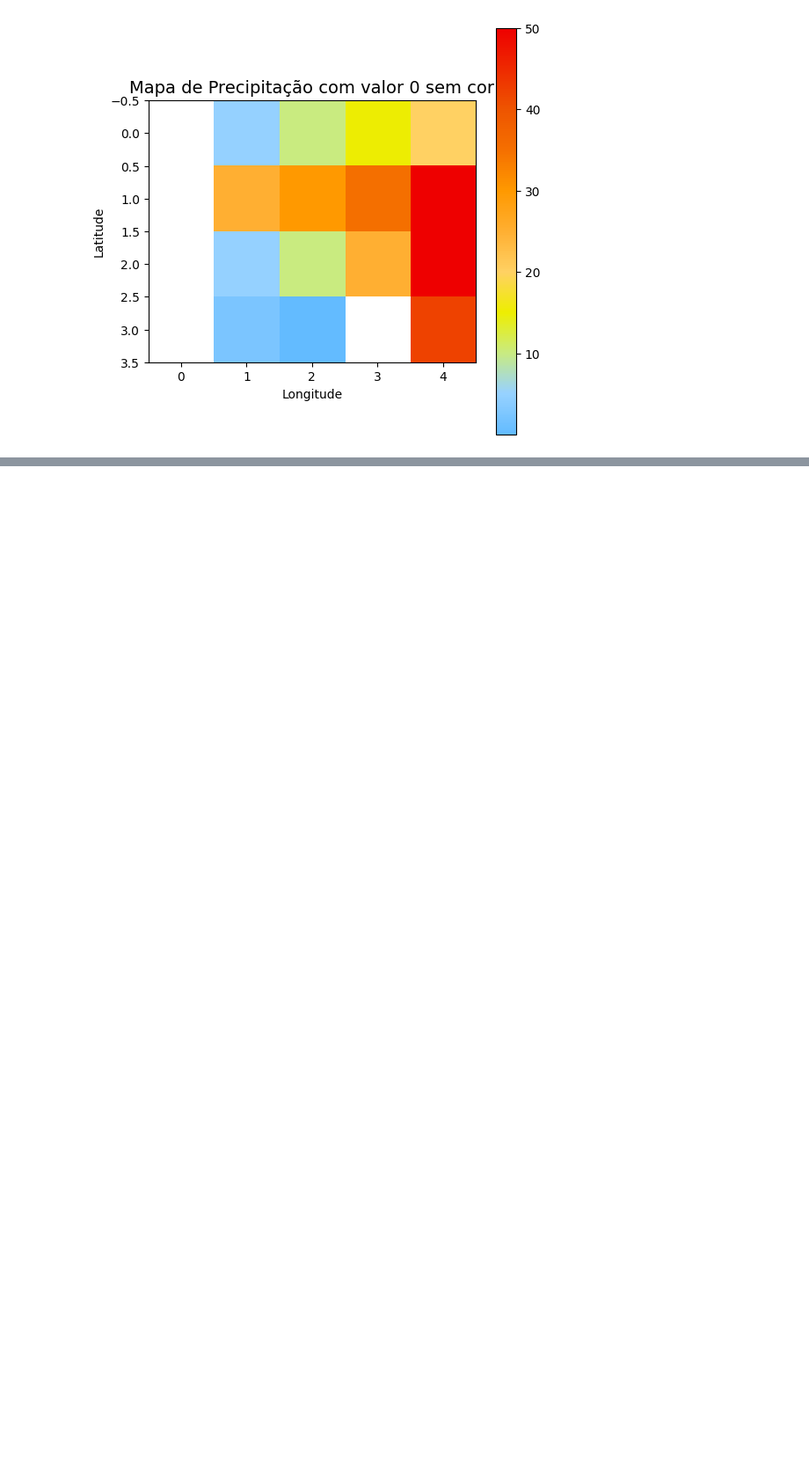
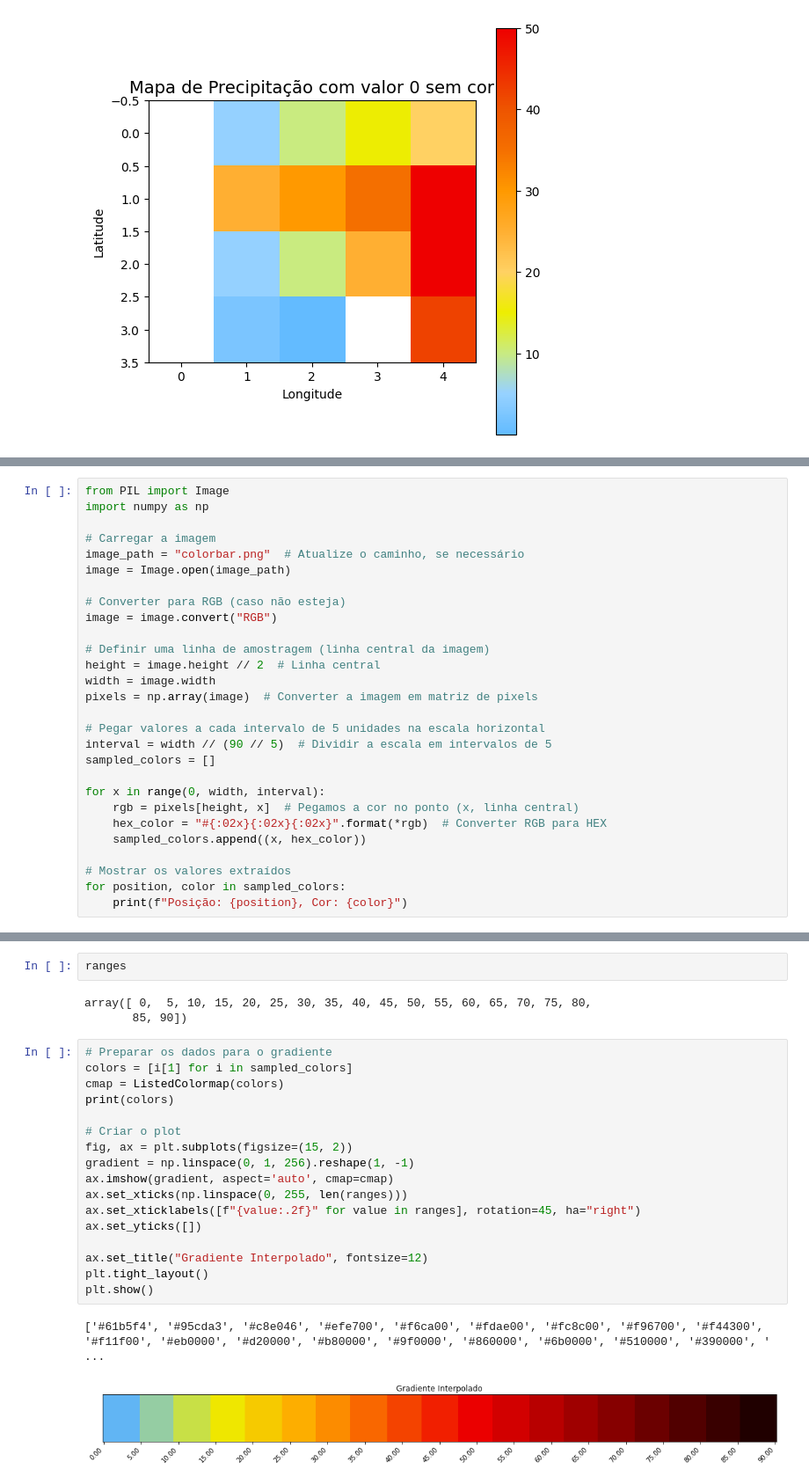
Before and after one commit to prefeitura-rio/plataforma-clima-api, a Jupyter notebook: src/app/notebooks/test_bar_colors.ipynb, the cells around one changed output, grey strips where cells are left out. Shown: that part at 88% size. Drawn from its saved outputs; the diff is of its cells as text; blank space fills up the shorter version.

```diff
--- a/src/app/notebooks/test_bar_colors.ipynb
+++ b/src/app/notebooks/test_bar_colors.ipynb
@@ -108,0 +213,28 @@ plt.show()
+# %%
+from PIL import Image
+import numpy as np
+
+# Carregar a imagem
+image_path = "colorbar.png"  # Atualize o caminho, se necessário
+image = Image.open(image_path)
+
+# Converter para RGB (caso não esteja)
+image = image.convert("RGB")
+
+# Definir uma linha de amostragem (linha central da imagem)
+height = image.height // 2  # Linha central
+width = image.width
+pixels = np.array(image)  # Converter a imagem em matriz de pixels
+
+# Pegar valores a cada intervalo de 5 unidades na escala horizontal
+interval = width // (90 // 5)  # Dividir a escala em intervalos de 5
+sampled_colors = []
+
+for x in range(0, width, interval):
+    rgb = pixels[height, x]  # Pegamos a cor no ponto (x, linha central)
+    hex_color = "#{:02x}{:02x}{:02x}".format(*rgb)  # Converter RGB para HEX
+    sampled_colors.append((x, hex_color))
+
+# Mostrar os valores extraídos
+for position, color in sampled_colors:
+    print(f"Posição: {position}, Cor: {color}")
@@ -108,0 +261,25 @@ plt.show()
+# %%
+ranges
+# %% [output]
+array([ 0,  5, 10, 15, 20, 25, 30, 35, 40, 45, 50, 55, 60, 65, 70, 75, 80,
+       85, 90])
+# %%
+# Preparar os dados para o gradiente
+colors = [i[1] for i in sampled_colors]
+cmap = ListedColormap(colors)
+print(colors)
+
+# Criar o plot
+fig, ax = plt.subplots(figsize=(15, 2))
+gradient = np.linspace(0, 1, 256).reshape(1, -1)
+ax.imshow(gradient, aspect='auto', cmap=cmap)
+ax.set_xticks(np.linspace(0, 255, len(ranges)))
+ax.set_xticklabels([f"{value:.2f}" for value in ranges], rotation=45, ha="right")
+ax.set_yticks([])
+
+ax.set_title("Gradiente Interpolado", fontsize=12)
+plt.tight_layout()
+plt.show()
+# %% [output]
+['#61b5f4', '#95cda3', '#c8e046', '#efe700', '#f6ca00', '#fdae00', '#fc8c00', '#f96700', '#f44300', '#f11f00', '#eb0000', '#d20000', '#b80000', '#9f0000', '#860000', '#6b0000', '#510000', '#390000', ' ...
+[figure, added]
```
Also changed, not shown: parts of 9 cells of this notebook, 2 other files.
